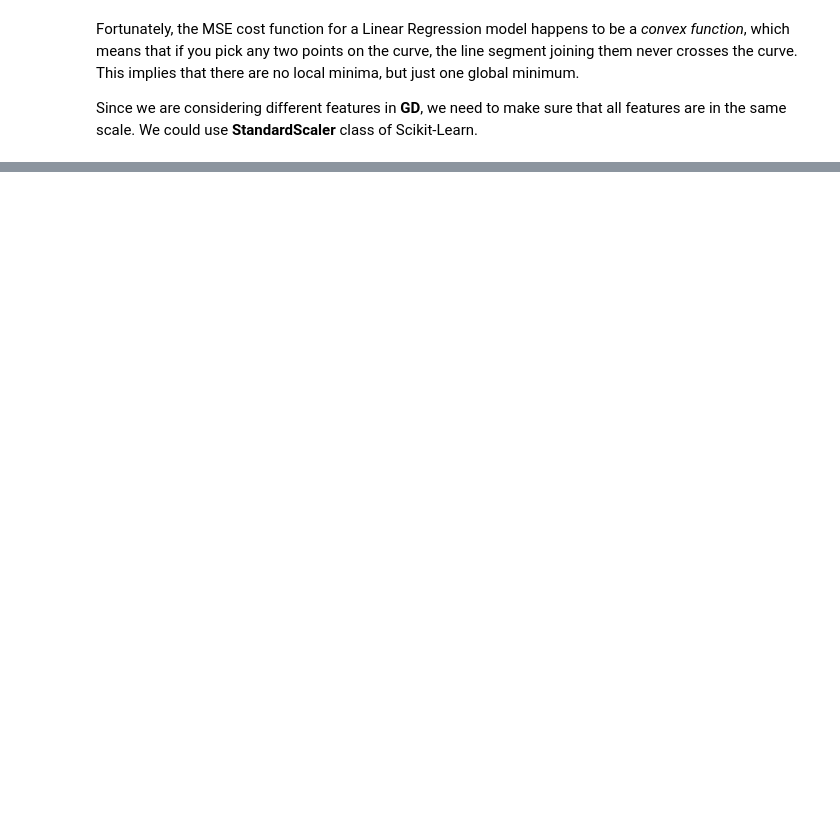
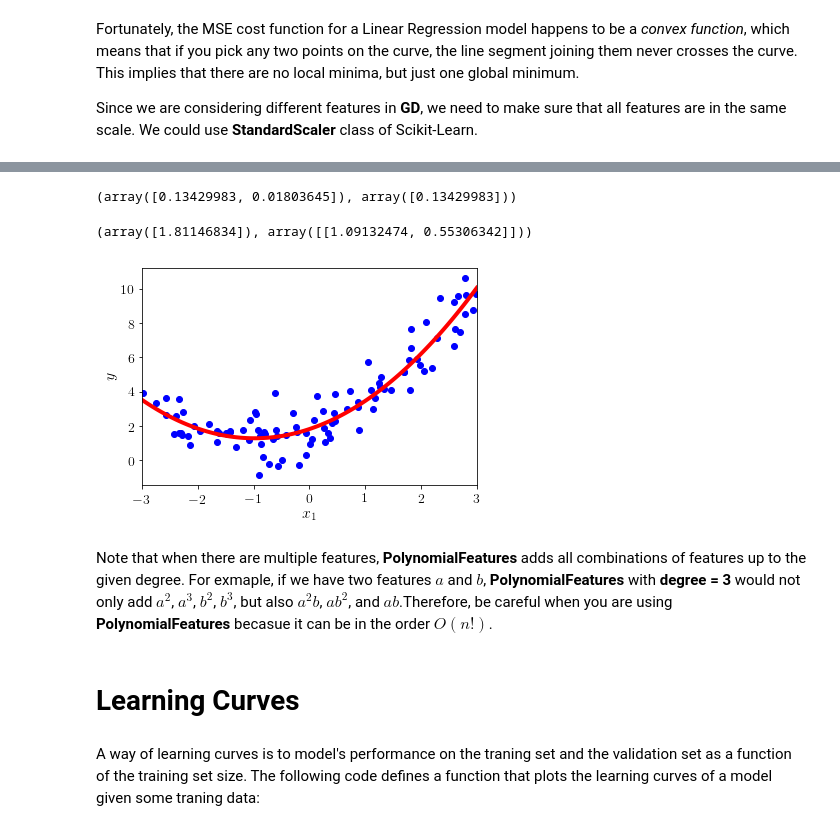
Before and after one commit to beginner1010/MachineLearning, a Jupyter notebook: Chapter 4 Training Models.ipynb, the cells around one changed output, grey strips where cells are left out. Drawn from its saved outputs; the diff is of its cells as text; code cells hidden in the pictures; blank space fills up the shorter version.

```diff
--- a/Chapter 4 Training Models.ipynb
+++ b/Chapter 4 Training Models.ipynb
@@ -81,0 +168,30 @@ Since we are considering different features in __GD__, we need to make sure that
+# %%
+from sklearn.preprocessing import PolynomialFeatures
+poly_features = PolynomialFeatures(degree=2, include_bias=False)
+X_poly = poly_features.fit_transform(X)
+X_poly [0], X[0]
+# %% [output]
+(array([0.13429983, 0.01803645]), array([0.13429983]))
+# %%
+lin_reg = LinearRegression()
+lin_reg.fit(X_poly, y)
+lin_reg.intercept_, lin_reg.coef_
+# %% [output]
+(array([1.81146834]), array([[1.09132474, 0.55306342]]))
+# %%
+plt.plot(X, y, 'b.', markersize=12)
+plt.xlabel('$x_1$')
+plt.ylabel('$y$')
+X_new = np.linspace(-3, 3, 100).reshape(100, 1) # generate random instances so that their ys can be predicted accordingly
+X_new_poly = poly_features.fit_transform(X_new)
+y_predict = lin_reg.predict(X_new_poly)
+plt.plot(X_new, y_predict, 'r-', linewidth=4)
+plt.margins(x=0)
+# %% [output]
+[figure, added]
+# %% [markdown]
+Note that when there are multiple features, __PolynomialFeatures__ adds all combinations of features up to the given degree. For exmaple, if we have two features $a$ and $b$, __PolynomialFeatures__ with __degree = 3__ would not only add $a^2$, $a^3$, $b^2$, $b^3$, but also $a^2b$, $ab^2$, and $ab$.Therefore, be careful when you are using __PolynomialFeatures__ becasue it can be in the order $O(n!)$.
+# %% [markdown]
+# Learning Curves
+# %% [markdown]
+A way of learning curves is to model's performance on the traning set and the validation set as a function of the training set size. The following code defines a function that plots the learning curves of a model given some traning data:
```
Also changed, not shown: parts of 29 cells of this notebook.
